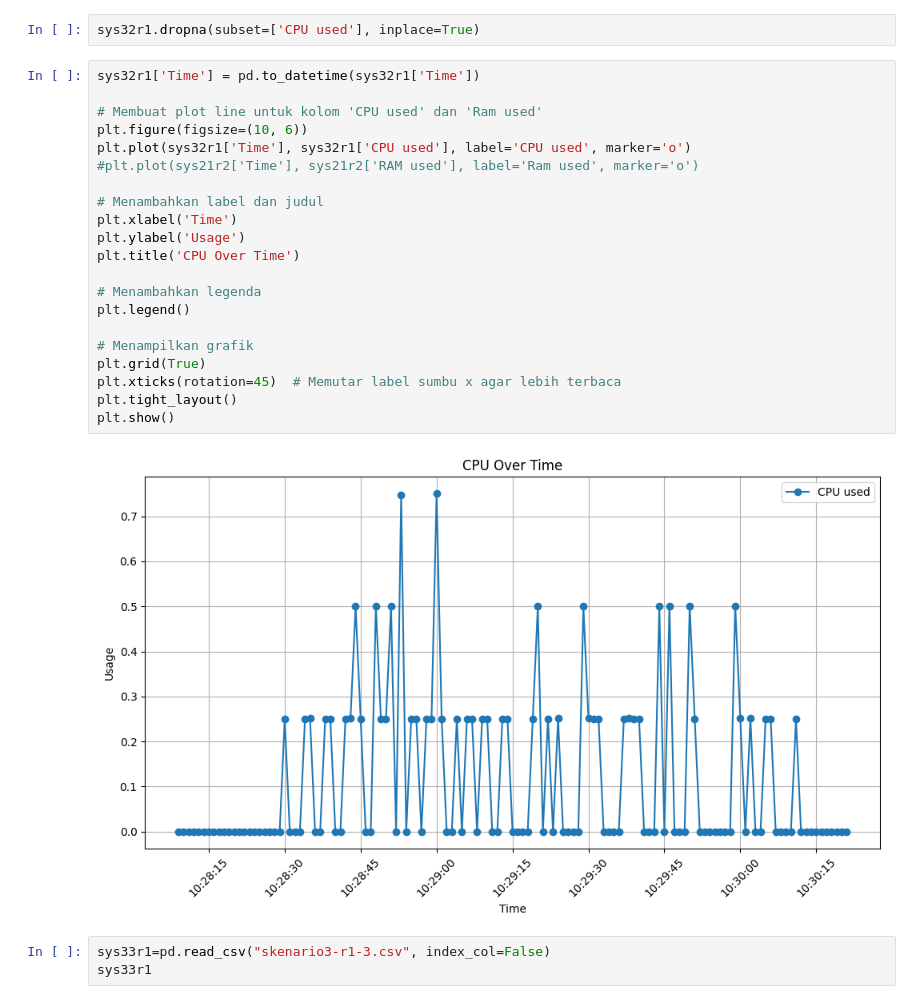
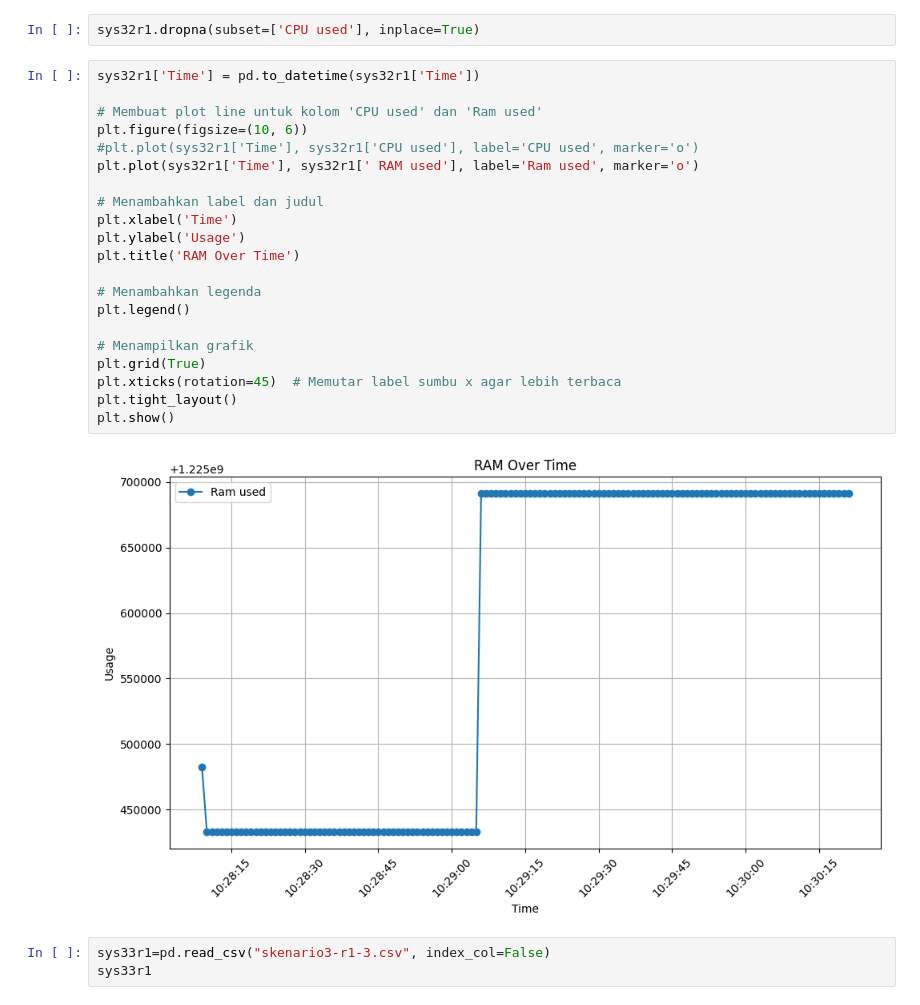
Before and after one commit to agnislur/ndn_project, a Jupyter notebook: OlahData.ipynb, the cells around one changed output. Drawn from its saved outputs; the diff is of its cells as text.

```diff
--- a/OlahData.ipynb
+++ b/OlahData.ipynb
@@ -361,26 +401,26 @@ sys32r1.dropna(subset=['CPU used'], inplace=True)
 # %%
 sys32r1['Time'] = pd.to_datetime(sys32r1['Time'])
 
 # Membuat plot line untuk kolom 'CPU used' dan 'Ram used'
 plt.figure(figsize=(10, 6))
-plt.plot(sys32r1['Time'], sys32r1['CPU used'], label='CPU used', marker='o')
-#plt.plot(sys21r2['Time'], sys21r2['RAM used'], label='Ram used', marker='o')
+#plt.plot(sys32r1['Time'], sys32r1['CPU used'], label='CPU used', marker='o')
+plt.plot(sys32r1['Time'], sys32r1[' RAM used'], label='Ram used', marker='o')
 
 # Menambahkan label dan judul
 plt.xlabel('Time')
 plt.ylabel('Usage')
-plt.title('CPU Over Time')
+plt.title('RAM Over Time')
 
 # Menambahkan legenda
 plt.legend()
 
 # Menampilkan grafik
 plt.grid(True)
 plt.xticks(rotation=45)  # Memutar label sumbu x agar lebih terbaca
 plt.tight_layout()
 plt.show()
 # %% [output]
-[figure, old version]
+[figure, new version]
 # %%
 sys33r1=pd.read_csv("skenario3-r1-3.csv", index_col=False)
 sys33r1
```
Also changed, not shown: parts of 40 cells of this notebook.
